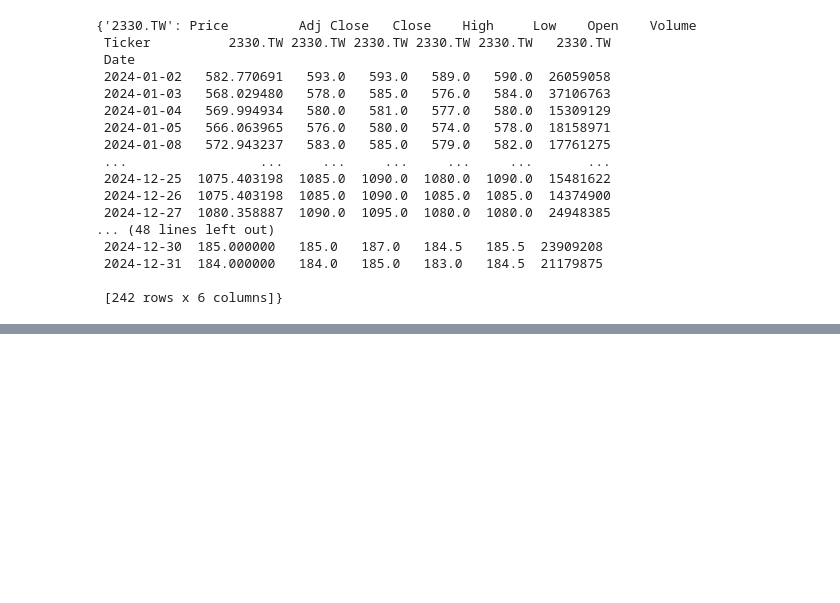
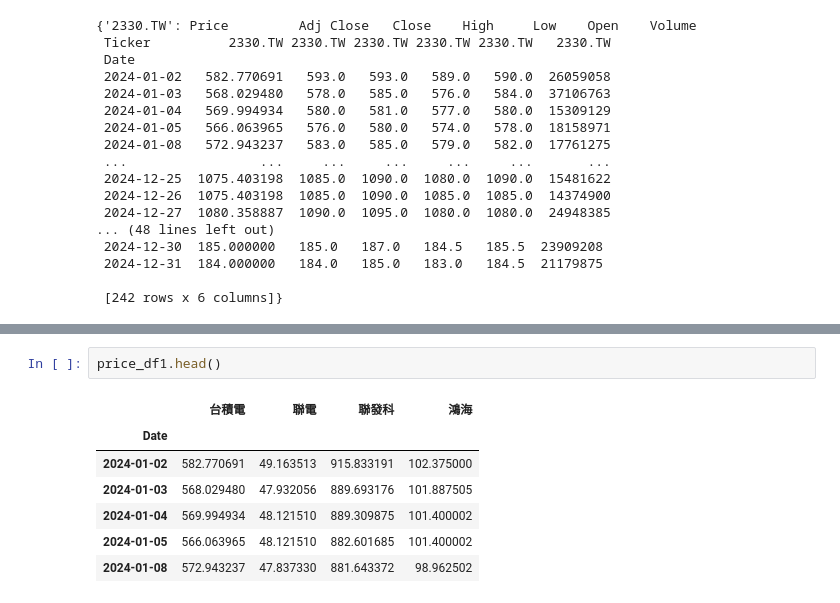
Before and after one commit to aashleyzheng/python_analysis, a Jupyter notebook: lesson19/lesson19_3.ipynb, the cells around one changed output, grey strips where cells are left out. Cells and saved outputs as stored; diff of their text form; blank space fills up the shorter version.

```diff
--- a/lesson19/lesson19_3.ipynb
+++ b/lesson19/lesson19_3.ipynb
@@ -58,0 +105,10 @@ all_data
+# %%
+price_df1.head()
+# %% [output]
+|  | 台積電 | 聯電 | 聯發科 | 鴻海 |
+| Date |  |  |  |  |
+| 2024-01-02 | 582.770691 | 49.163513 | 915.833191 | 102.375000 |
+| 2024-01-03 | 568.029480 | 47.932056 | 889.693176 | 101.887505 |
+| 2024-01-04 | 569.994934 | 48.121510 | 889.309875 | 101.400002 |
+| 2024-01-05 | 566.063965 | 48.121510 | 882.601685 | 101.400002 |
+| 2024-01-08 | 572.943237 | 47.837330 | 881.643372 | 98.962502 |
```
Also changed, not shown: parts of 7 cells of this notebook, 1 other file.
